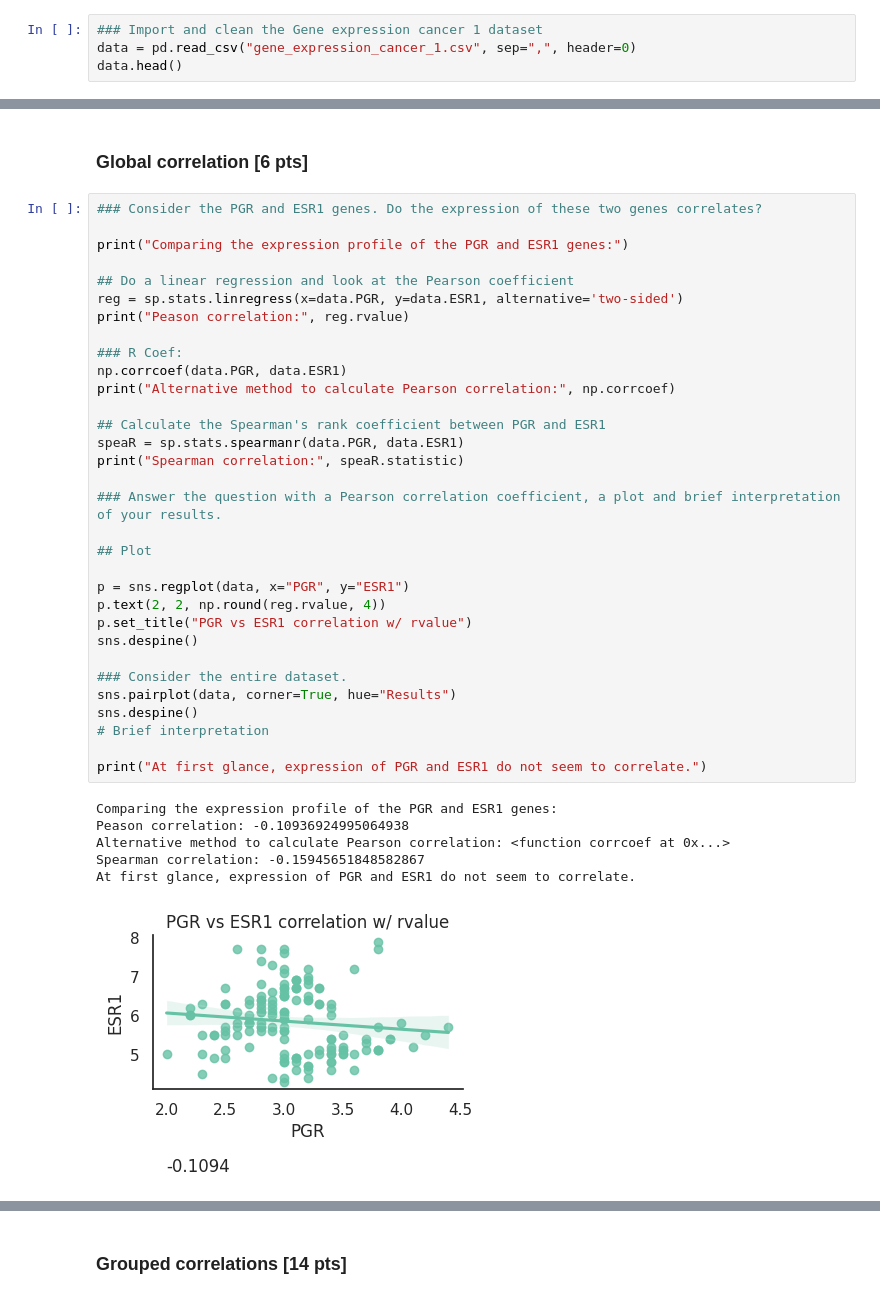
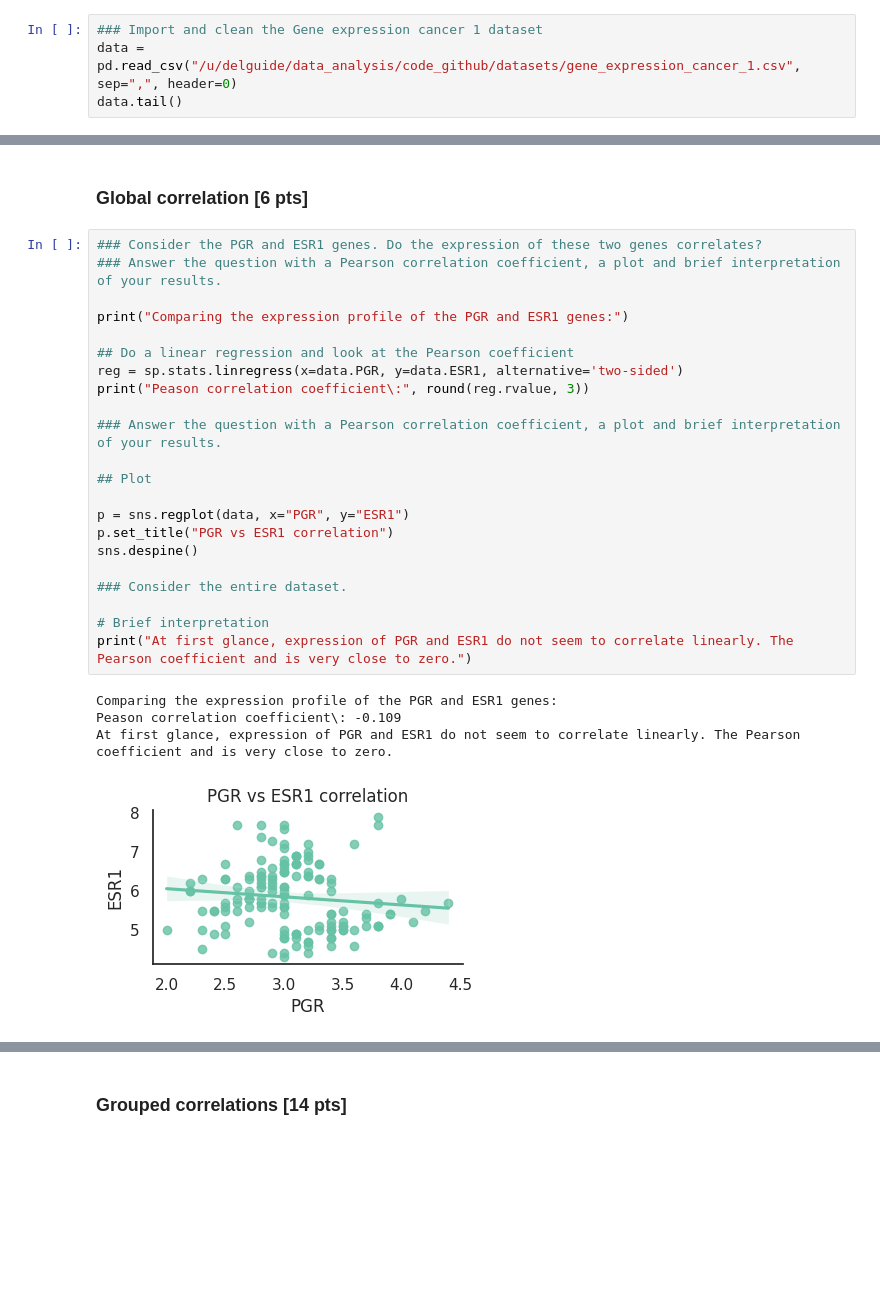
Before and after one commit to Emmanuelle-DG/S24, a Jupyter notebook: notebooks/exercices_data_science.ipynb, the cells around one changed output, grey strips where cells are left out. Drawn from its saved outputs; the diff is of its cells as text; blank space fills up the shorter version.

```diff
--- a/notebooks/exercices_data_science.ipynb
+++ b/notebooks/exercices_data_science.ipynb
@@ -31,7 +31,7 @@ sns.set_theme(context="notebook", style="white", palette="Set2")
 ## Genes correlation [25 pts]
 # %%
 ### Import and clean the Gene expression cancer 1 dataset
-data = pd.read_csv("gene_expression_cancer_1.csv", sep=",", header=0)
-data.head()
+data = pd.read_csv("/u/delguide/data_analysis/code_github/datasets/gene_expression_cancer_1.csv", sep=",", header=0)
+data.tail()
 # %% [output]
 |  | ESR1 | PGR | BCL2 | NAT1 | Results |
@@ -44,40 +44,28 @@ data.head()
 ### Global correlation [6 pts]
 # %%
 ### Consider the PGR and ESR1 genes. Do the expression of these two genes correlates?
+### Answer the question with a Pearson correlation coefficient, a plot and brief interpretation of your results.
 
 print("Comparing the expression profile of the PGR and ESR1 genes:")
 
 ## Do a linear regression and look at the Pearson coefficient
 reg = sp.stats.linregress(x=data.PGR, y=data.ESR1, alternative='two-sided')
-print("Peason correlation:", reg.rvalue)
-
-### R Coef:
-np.corrcoef(data.PGR, data.ESR1)
-print("Alternative method to calculate Pearson correlation:", np.corrcoef)
-
-## Calculate the Spearman's rank coefficient between PGR and ESR1
-speaR = sp.stats.spearmanr(data.PGR, data.ESR1)
-print("Spearman correlation:", speaR.statistic)
+print("Peason correlation coefficient\:", round(reg.rvalue, 3))
 
 ### Answer the question with a Pearson correlation coefficient, a plot and brief interpretation of your results.
 
 ## Plot
 
 p = sns.regplot(data, x="PGR", y="ESR1")
-p.text(2, 2, np.round(reg.rvalue, 4))
-p.set_title("PGR vs ESR1 correlation w/ rvalue")
+p.set_title("PGR vs ESR1 correlation")
 sns.despine()
 
 ### Consider the entire dataset.
-sns.pairplot(data, corner=True, hue="Results")
-sns.despine()
+
 # Brief interpretation
-
-print("At first glance, expression of PGR and ESR1 do not seem to correlate.")
+print("At first glance, expression of PGR and ESR1 do not seem to correlate linearly. The Pearson coefficient and is very close to zero.")
 # %% [output]
 Comparing the expression profile of the PGR and ESR1 genes:
-Peason correlation: -0.10936924995064938
-Alternative method to calculate Pearson correlation: <function corrcoef at 0x...>
-Spearman correlation: -0.15945651848582867
-At first glance, expression of PGR and ESR1 do not seem to correlate.
+Peason correlation coefficient\: -0.109
+At first glance, expression of PGR and ESR1 do not seem to correlate linearly. The Pearson coefficient and is very close to zero.
-[figure, old version]
+[figure, new version]
```
Also changed, not shown: parts of 8 cells of this notebook, 2 other files.
